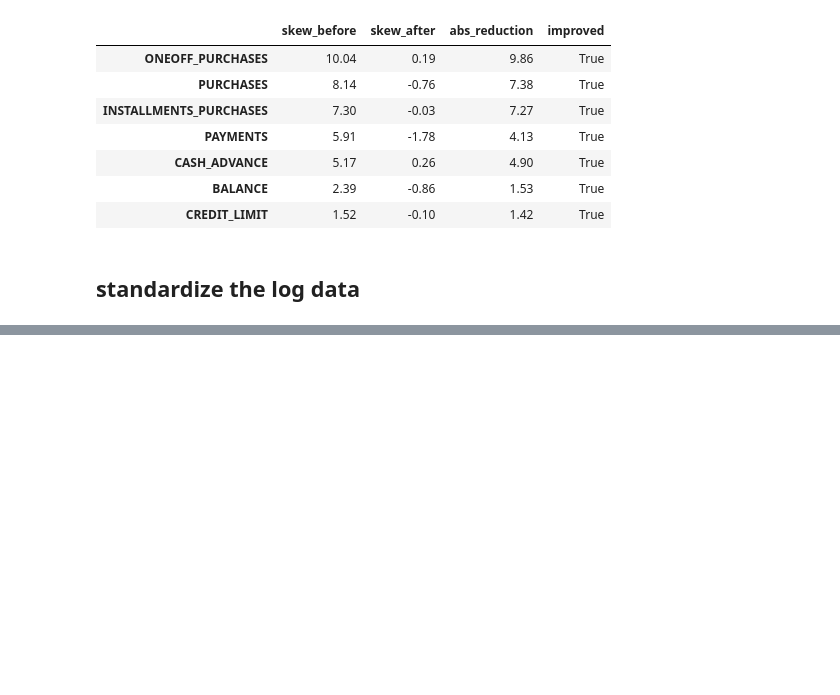
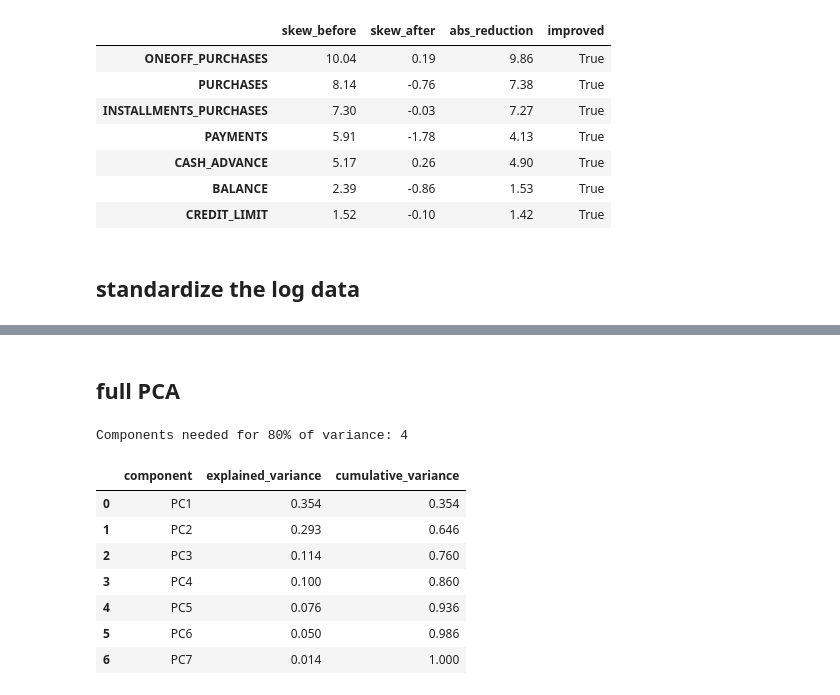
Before and after one commit to oelaimar/CardProfiler, a Jupyter notebook: notebooks/02_preprocessing.ipynb, the cells around one changed output, grey strips where cells are left out. Cells and saved outputs as stored; diff of their text form; code cells hidden in the pictures; blank space fills up the shorter version.

```diff
--- a/notebooks/02_preprocessing.ipynb
+++ b/notebooks/02_preprocessing.ipynb
@@ -101,0 +92,17 @@ check
+# %% [markdown]
+## full PCA
+# %%
+variance_table, n_components, pca_full = pca_variance_analysis(df_prepare_clustering)
+
+print(f"Components needed for 80% of variance: {n_components}")
+variance_table.round(3)
+# %% [output]
+Components needed for 80% of variance: 4
+|  | component | explained_variance | cumulative_variance |
+| 0 | PC1 | 0.354 | 0.354 |
+| 1 | PC2 | 0.293 | 0.646 |
+| 2 | PC3 | 0.114 | 0.760 |
+| 3 | PC4 | 0.100 | 0.860 |
+| 4 | PC5 | 0.076 | 0.936 |
+| 5 | PC6 | 0.050 | 0.986 |
+| 6 | PC7 | 0.014 | 1.000 |
```
Also changed, not shown: parts of 6 cells of this notebook, 2 other files.
